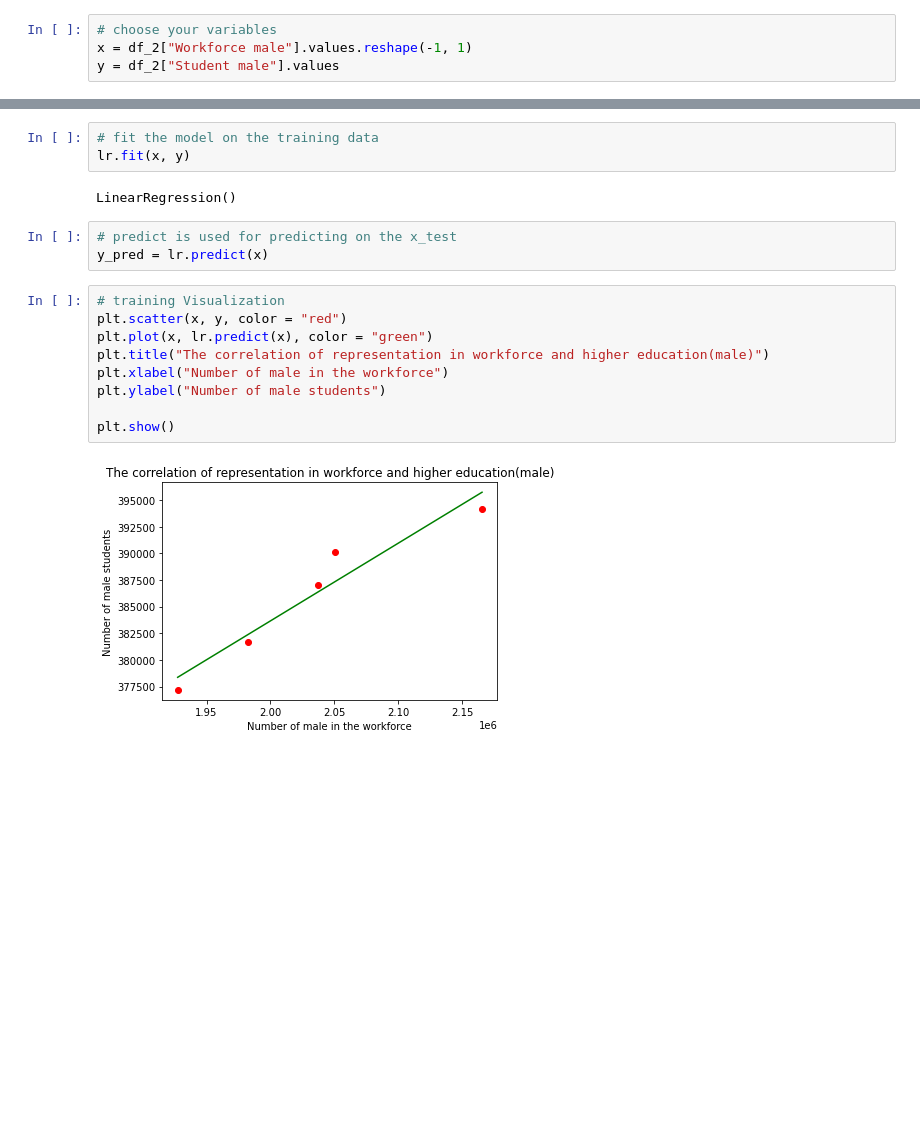
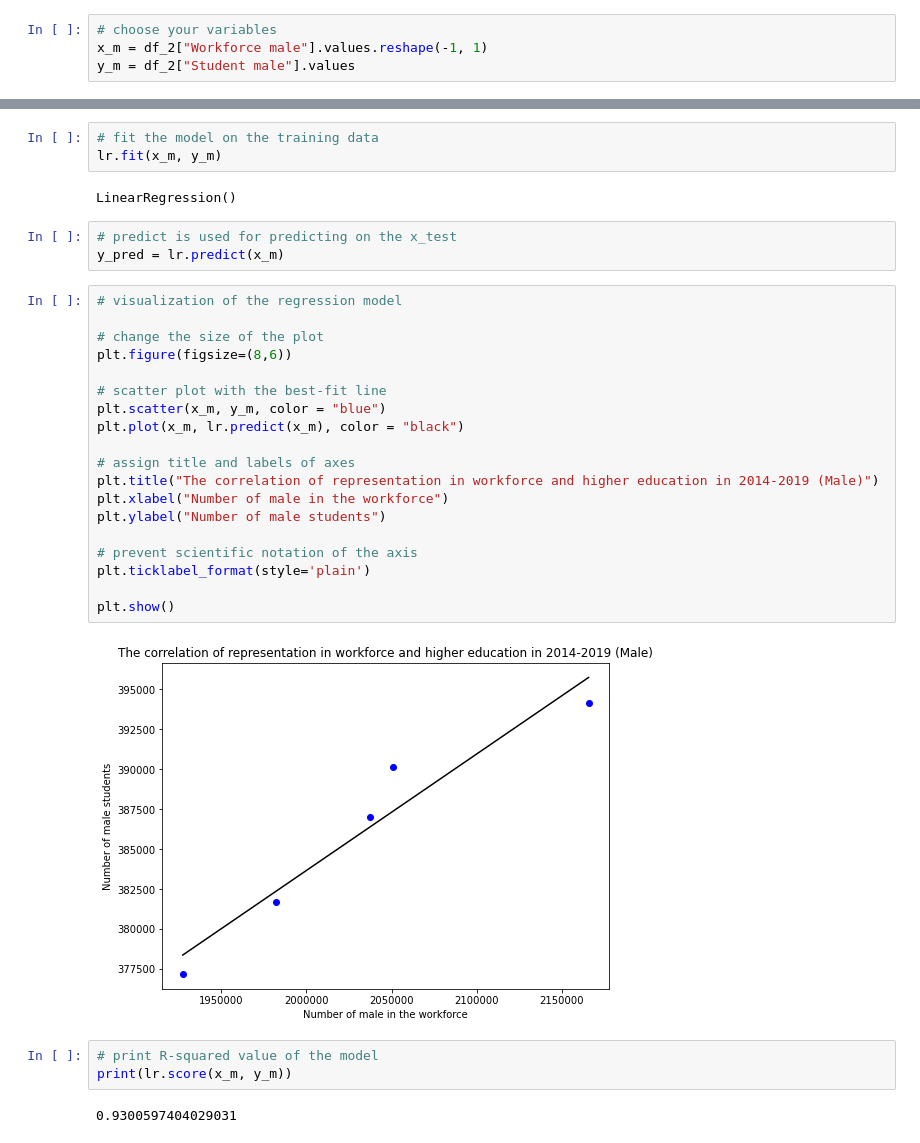
Before and after one commit to MiffySiu/employer_project_the_data_demystifiers, a Jupyter notebook: Workforce and number of students 2014-2019.ipynb, the cells around one changed output, grey strips where cells are left out. Saved outputs shown, nothing was run; the diff lists cells and outputs as text; blank space fills up the shorter version.

```diff
--- a/Workforce and number of students 2014-2019.ipynb
+++ b/Workforce and number of students 2014-2019.ipynb
@@ -138,26 +166,41 @@ plt.show()
 # %%
 # choose your variables
-x = df_2["Workforce male"].values.reshape(-1, 1)
-y = df_2["Student male"].values
+x_m = df_2["Workforce male"].values.reshape(-1, 1)
+y_m = df_2["Student male"].values
 # %%
 # run linear regression
 lr = LinearRegression()
 # %%
 # fit the model on the training data
-lr.fit(x, y)
+lr.fit(x_m, y_m)
 # %% [output]
 LinearRegression()
 # %%
 # predict is used for predicting on the x_test
-y_pred = lr.predict(x)
+y_pred = lr.predict(x_m)
 # %%
-# training Visualization
-plt.scatter(x, y, color = "red")
-plt.plot(x, lr.predict(x), color = "green")
-plt.title("The correlation of representation in workforce and higher education(male)")
+# visualization of the regression model
+
+# change the size of the plot
+plt.figure(figsize=(8,6))
+
+# scatter plot with the best-fit line
+plt.scatter(x_m, y_m, color = "blue")
+plt.plot(x_m, lr.predict(x_m), color = "black")
+
+# assign title and labels of axes
+plt.title("The correlation of representation in workforce and higher education in 2014-2019 (Male)")
 plt.xlabel("Number of male in the workforce")
 plt.ylabel("Number of male students")
 
+# prevent scientific notation of the axis
+plt.ticklabel_format(style='plain')
+
 plt.show()
 # %% [output]
-[figure, old version]
+[figure, new version]
+# %%
+# print R-squared value of the model
+print(lr.score(x_m, y_m))
+# %% [output]
+0.9300597404029031
```
Also changed, not shown: parts of 12 cells of this notebook.
